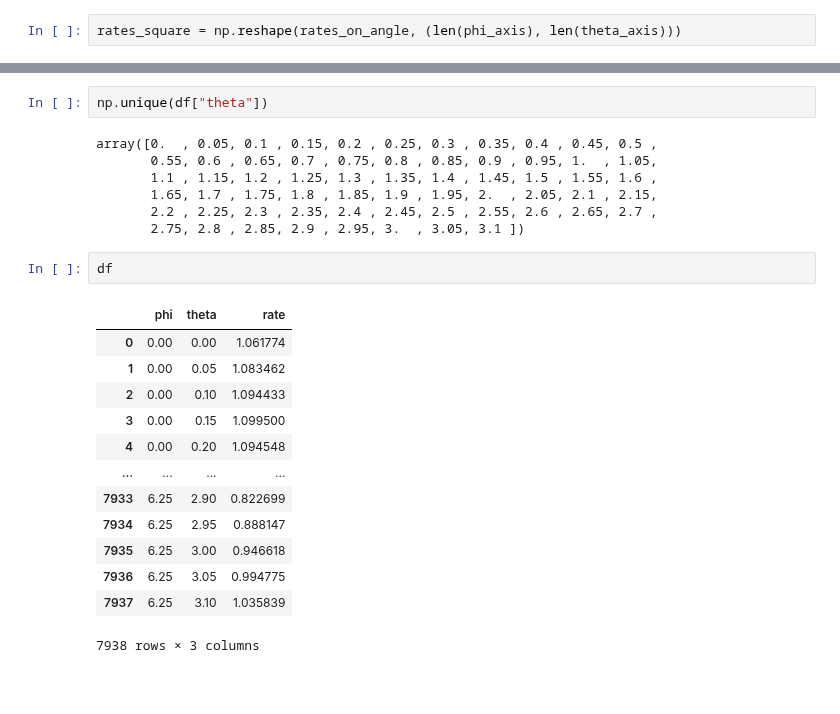
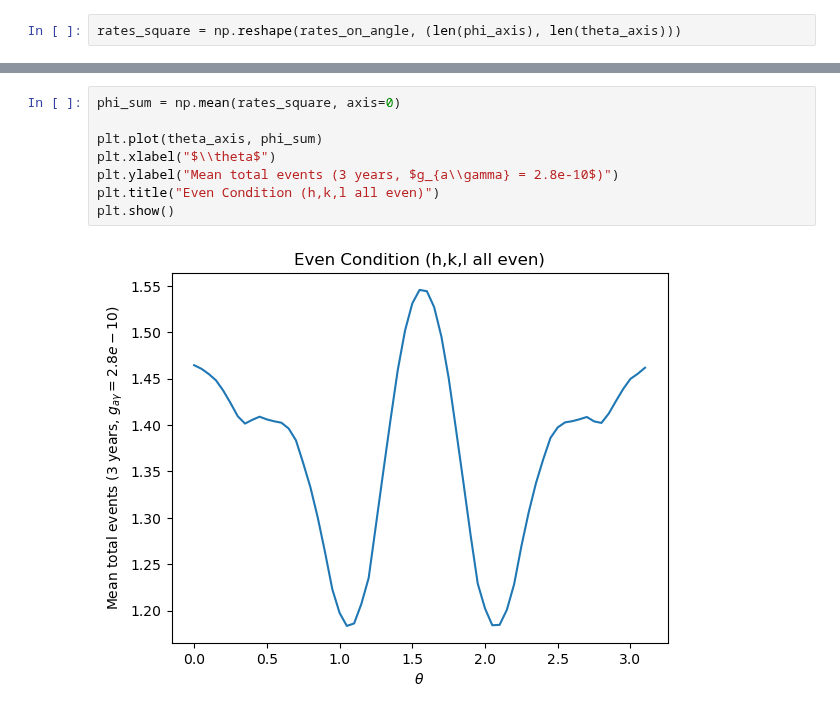
Before and after one commit to Taaseen-Islam-u7121940/Axion-Flux, a Jupyter notebook: Code/solar_flux_clean.ipynb, the cells around one changed output, grey strips where cells are left out. Cells and saved outputs as stored; diff of their text form; blank space fills up the shorter version.

```diff
--- a/Code/solar_flux_clean.ipynb
+++ b/Code/solar_flux_clean.ipynb
@@ -130,25 +124,10 @@ plt.plot(cut_df["phi"], cut_df["rate"])
-# %%
-np.unique(df["theta"])
-# %% [output]
-array([0.  , 0.05, 0.1 , 0.15, 0.2 , 0.25, 0.3 , 0.35, 0.4 , 0.45, 0.5 ,
-       0.55, 0.6 , 0.65, 0.7 , 0.75, 0.8 , 0.85, 0.9 , 0.95, 1.  , 1.05,
-       1.1 , 1.15, 1.2 , 1.25, 1.3 , 1.35, 1.4 , 1.45, 1.5 , 1.55, 1.6 ,
-       1.65, 1.7 , 1.75, 1.8 , 1.85, 1.9 , 1.95, 2.  , 2.05, 2.1 , 2.15,
-       2.2 , 2.25, 2.3 , 2.35, 2.4 , 2.45, 2.5 , 2.55, 2.6 , 2.65, 2.7 ,
-       2.75, 2.8 , 2.85, 2.9 , 2.95, 3.  , 3.05, 3.1 ])
-# %%
-df
-# %% [output]
-|  | phi | theta | rate |
-| 0 | 0.00 | 0.00 | 1.061774 |
-| 1 | 0.00 | 0.05 | 1.083462 |
-| 2 | 0.00 | 0.10 | 1.094433 |
-| 3 | 0.00 | 0.15 | 1.099500 |
-| 4 | 0.00 | 0.20 | 1.094548 |
-| ... | ... | ... | ... |
-| 7933 | 6.25 | 2.90 | 0.822699 |
-| 7934 | 6.25 | 2.95 | 0.888147 |
-| 7935 | 6.25 | 3.00 | 0.946618 |
-| 7936 | 6.25 | 3.05 | 0.994775 |
-| 7937 | 6.25 | 3.10 | 1.035839 |
-7938 rows × 3 columns
+# %%
+phi_sum = np.mean(rates_square, axis=0)
+
+plt.plot(theta_axis, phi_sum)
+plt.xlabel("$\\theta$")
+plt.ylabel("Mean total events (3 years, $g_{a\\gamma} = 2.8e-10$)")
+plt.title("Even Condition (h,k,l all even)")
+plt.show()
+# %% [output]
+[figure, added]
```
Also changed, not shown: parts of 11 cells of this notebook, 5 other files.
